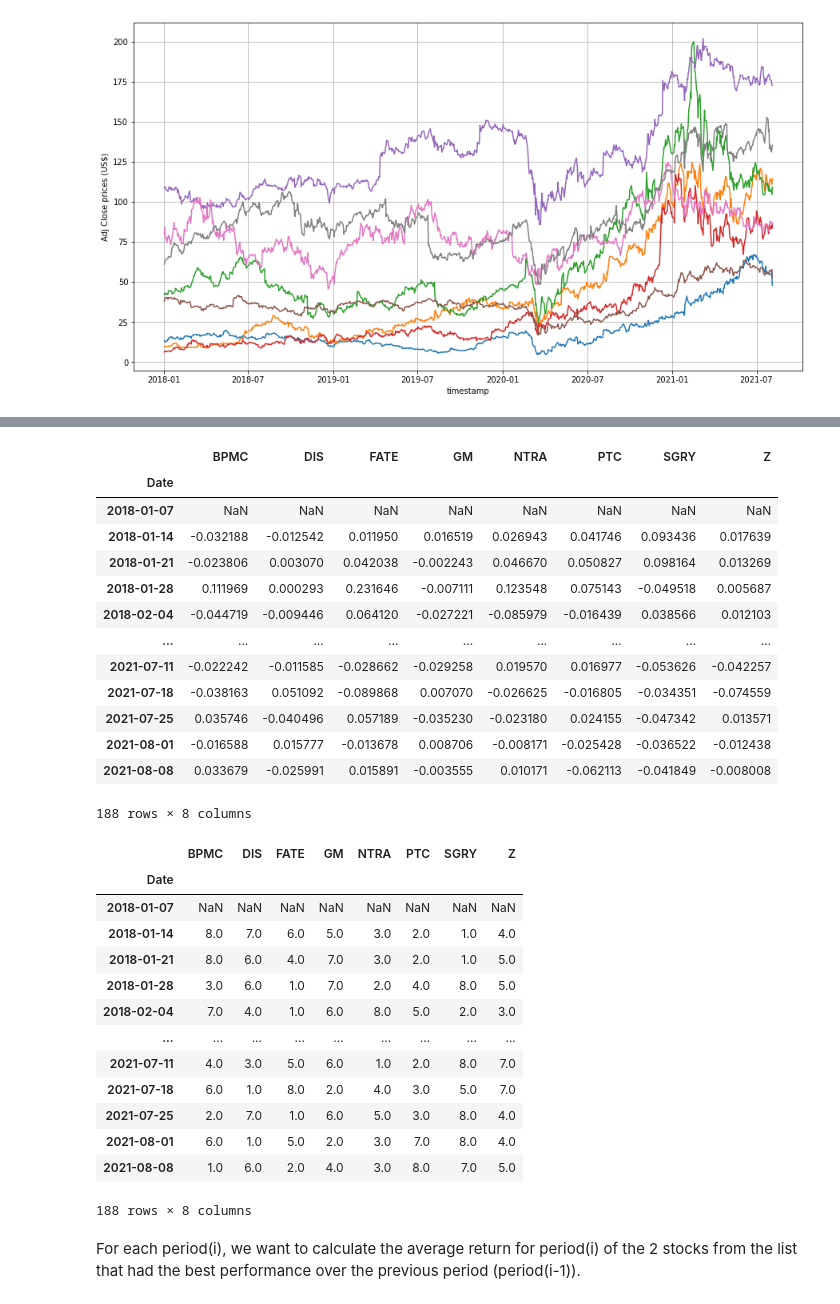
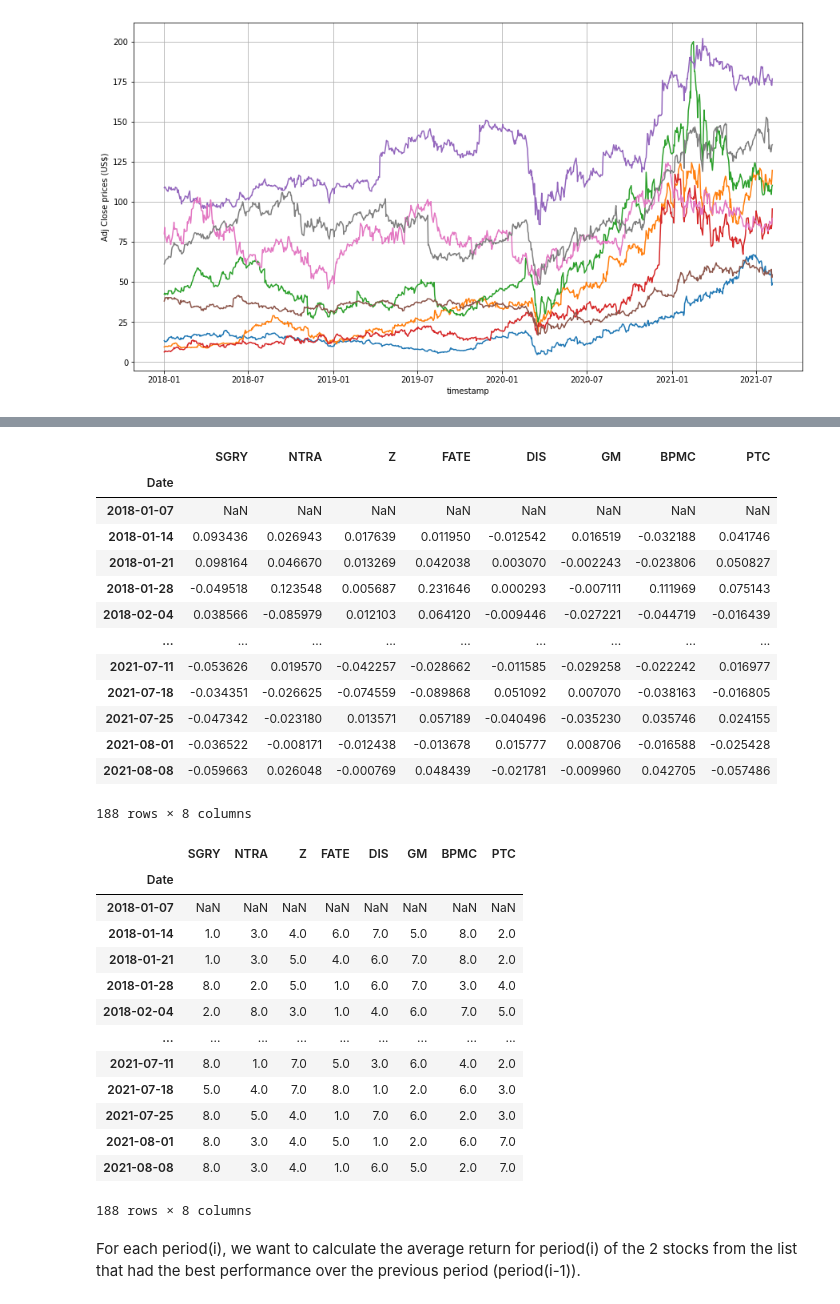
Before and after one commit to saritmaitra/Momentum_Trading, a Jupyter notebook: Weekly_Series_Momentum_Signal.ipynb, the cells around one changed output, grey strips where cells are left out. Saved outputs shown, nothing was run; the diff lists cells and outputs as text; code cells hidden in the pictures.

```diff
--- a/Weekly_Series_Momentum_Signal.ipynb
+++ b/Weekly_Series_Momentum_Signal.ipynb
@@ -50,26 +126,26 @@ plt.grid(True); plt.show()
 # monthly_ret
 # %%
 # returns = prices.copy()
-weekly_returns = df['Adj Close'].resample('w').mean().pct_change()
+weekly_returns = prices.resample('w').mean().pct_change()
 # prices.pct_change().resample('w').agg(lambda x: (x+1).prod() - 1)
 
 
 # returns.apply(lambda x: x.shift(-1)/x - 1, axis = 0)
 weekly_returns # sanity check
 # %% [output]
-|  | BPMC | DIS | FATE | GM | NTRA | PTC | SGRY | Z |
+|  | SGRY | NTRA | Z | FATE | DIS | GM | BPMC | PTC |
 | Date |  |  |  |  |  |  |  |  |
 | 2018-01-07 | NaN | NaN | NaN | NaN | NaN | NaN | NaN | NaN |
-| 2018-01-14 | -0.032188 | -0.012542 | 0.011950 | 0.016519 | 0.026943 | 0.041746 | 0.093436 | 0.017639 |
-| 2018-01-21 | -0.023806 | 0.003070 | 0.042038 | -0.002243 | 0.046670 | 0.050827 | 0.098164 | 0.013269 |
-| 2018-01-28 | 0.111969 | 0.000293 | 0.231646 | -0.007111 | 0.123548 | 0.075143 | -0.049518 | 0.005687 |
-| 2018-02-04 | -0.044719 | -0.009446 | 0.064120 | -0.027221 | -0.085979 | -0.016439 | 0.038566 | 0.012103 |
+| 2018-01-14 | 0.093436 | 0.026943 | 0.017639 | 0.011950 | -0.012542 | 0.016519 | -0.032188 | 0.041746 |
+| 2018-01-21 | 0.098164 | 0.046670 | 0.013269 | 0.042038 | 0.003070 | -0.002243 | -0.023806 | 0.050827 |
+| 2018-01-28 | -0.049518 | 0.123548 | 0.005687 | 0.231646 | 0.000293 | -0.007111 | 0.111969 | 0.075143 |
+| 2018-02-04 | 0.038566 | -0.085979 | 0.012103 | 0.064120 | -0.009446 | -0.027221 | -0.044719 | -0.016439 |
 | ... | ... | ... | ... | ... | ... | ... | ... | ... |
-| 2021-07-11 | -0.022242 | -0.011585 | -0.028662 | -0.029258 | 0.019570 | 0.016977 | -0.053626 | -0.042257 |
-| 2021-07-18 | -0.038163 | 0.051092 | -0.089868 | 0.007070 | -0.026625 | -0.016805 | -0.034351 | -0.074559 |
-| 2021-07-25 | 0.035746 | -0.040496 | 0.057189 | -0.035230 | -0.023180 | 0.024155 | -0.047342 | 0.013571 |
-| 2021-08-01 | -0.016588 | 0.015777 | -0.013678 | 0.008706 | -0.008171 | -0.025428 | -0.036522 | -0.012438 |
-| 2021-08-08 | 0.033679 | -0.025991 | 0.015891 | -0.003555 | 0.010171 | -0.062113 | -0.041849 | -0.008008 |
+| 2021-07-11 | -0.053626 | 0.019570 | -0.042257 | -0.028662 | -0.011585 | -0.029258 | -0.022242 | 0.016977 |
+| 2021-07-18 | -0.034351 | -0.026625 | -0.074559 | -0.089868 | 0.051092 | 0.007070 | -0.038163 | -0.016805 |
+| 2021-07-25 | -0.047342 | -0.023180 | 0.013571 | 0.057189 | -0.040496 | -0.035230 | 0.035746 | 0.024155 |
+| 2021-08-01 | -0.036522 | -0.008171 | -0.012438 | -0.013678 | 0.015777 | 0.008706 | -0.016588 | -0.025428 |
+| 2021-08-08 | -0.059663 | 0.026048 | -0.000769 | 0.048439 | -0.021781 | -0.009960 | 0.042705 | -0.057486 |
 188 rows × 8 columns
 # %%
 # ranking of the returns
@@ -77,19 +153,19 @@ returns_rank = weekly_returns.rank(axis=1,method='average', numeric_only=True,
                             na_option='keep', ascending=False, pct=False)
 returns_rank
 # %% [output]
-|  | BPMC | DIS | FATE | GM | NTRA | PTC | SGRY | Z |
+|  | SGRY | NTRA | Z | FATE | DIS | GM | BPMC | PTC |
 | Date |  |  |  |  |  |  |  |  |
 | 2018-01-07 | NaN | NaN | NaN | NaN | NaN | NaN | NaN | NaN |
-| 2018-01-14 | 8.0 | 7.0 | 6.0 | 5.0 | 3.0 | 2.0 | 1.0 | 4.0 |
-| 2018-01-21 | 8.0 | 6.0 | 4.0 | 7.0 | 3.0 | 2.0 | 1.0 | 5.0 |
-| 2018-01-28 | 3.0 | 6.0 | 1.0 | 7.0 | 2.0 | 4.0 | 8.0 | 5.0 |
-| 2018-02-04 | 7.0 | 4.0 | 1.0 | 6.0 | 8.0 | 5.0 | 2.0 | 3.0 |
+| 2018-01-14 | 1.0 | 3.0 | 4.0 | 6.0 | 7.0 | 5.0 | 8.0 | 2.0 |
+| 2018-01-21 | 1.0 | 3.0 | 5.0 | 4.0 | 6.0 | 7.0 | 8.0 | 2.0 |
+| 2018-01-28 | 8.0 | 2.0 | 5.0 | 1.0 | 6.0 | 7.0 | 3.0 | 4.0 |
+| 2018-02-04 | 2.0 | 8.0 | 3.0 | 1.0 | 4.0 | 6.0 | 7.0 | 5.0 |
 | ... | ... | ... | ... | ... | ... | ... | ... | ... |
-| 2021-07-11 | 4.0 | 3.0 | 5.0 | 6.0 | 1.0 | 2.0 | 8.0 | 7.0 |
-| 2021-07-18 | 6.0 | 1.0 | 8.0 | 2.0 | 4.0 | 3.0 | 5.0 | 7.0 |
-| 2021-07-25 | 2.0 | 7.0 | 1.0 | 6.0 | 5.0 | 3.0 | 8.0 | 4.0 |
-| 2021-08-01 | 6.0 | 1.0 | 5.0 | 2.0 | 3.0 | 7.0 | 8.0 | 4.0 |
-| 2021-08-08 | 1.0 | 6.0 | 2.0 | 4.0 | 3.0 | 8.0 | 7.0 | 5.0 |
+| 2021-07-11 | 8.0 | 1.0 | 7.0 | 5.0 | 3.0 | 6.0 | 4.0 | 2.0 |
+| 2021-07-18 | 5.0 | 4.0 | 7.0 | 8.0 | 1.0 | 2.0 | 6.0 | 3.0 |
+| 2021-07-25 | 8.0 | 5.0 | 4.0 | 1.0 | 7.0 | 6.0 | 2.0 | 3.0 |
+| 2021-08-01 | 8.0 | 3.0 | 4.0 | 5.0 | 1.0 | 2.0 | 6.0 | 7.0 |
+| 2021-08-08 | 8.0 | 3.0 | 4.0 | 1.0 | 6.0 | 5.0 | 2.0 | 7.0 |
 188 rows × 8 columns
 # %% [markdown]
 For each period(i), we want to calculate the average return for period(i) of the 2 stocks from the list that had the best performance over the previous period (period(i-1)).
```
Also changed, not shown: parts of 21 cells of this notebook.
